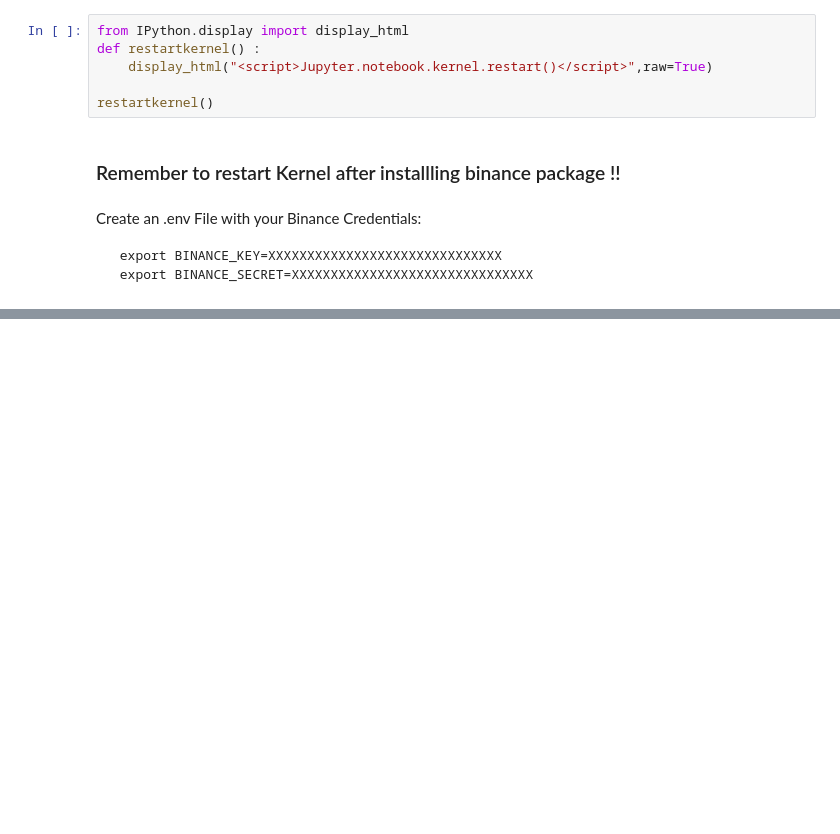
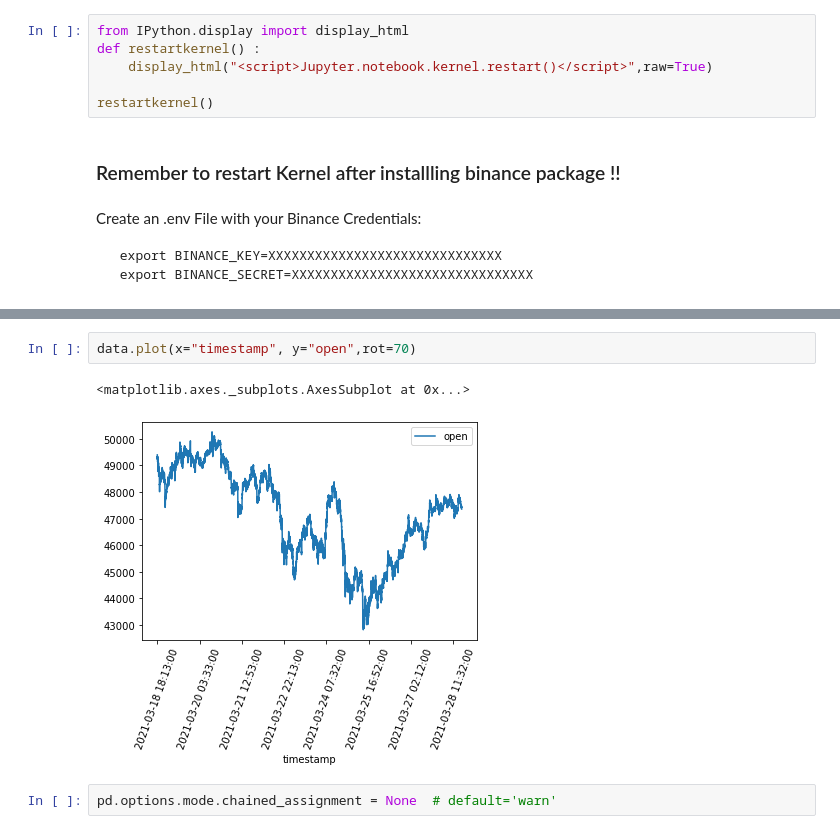
Before and after one commit to jorie1234/binance, a Jupyter notebook: Binance.ipynb, the cells around one changed output, grey strips where cells are left out. Cells and saved outputs as stored; diff of their text form; blank space fills up the shorter version.

```diff
--- a/Binance.ipynb
+++ b/Binance.ipynb
@@ -146,0 +175,7 @@ data
+# %%
+data.plot(x="timestamp", y="open",rot=70)
+# %% [output]
+<matplotlib.axes._subplots.AxesSubplot at 0x...>
+[figure, added]
+# %%
+pd.options.mode.chained_assignment = None  # default='warn'
```
Also changed, not shown: parts of 24 cells of this notebook.
